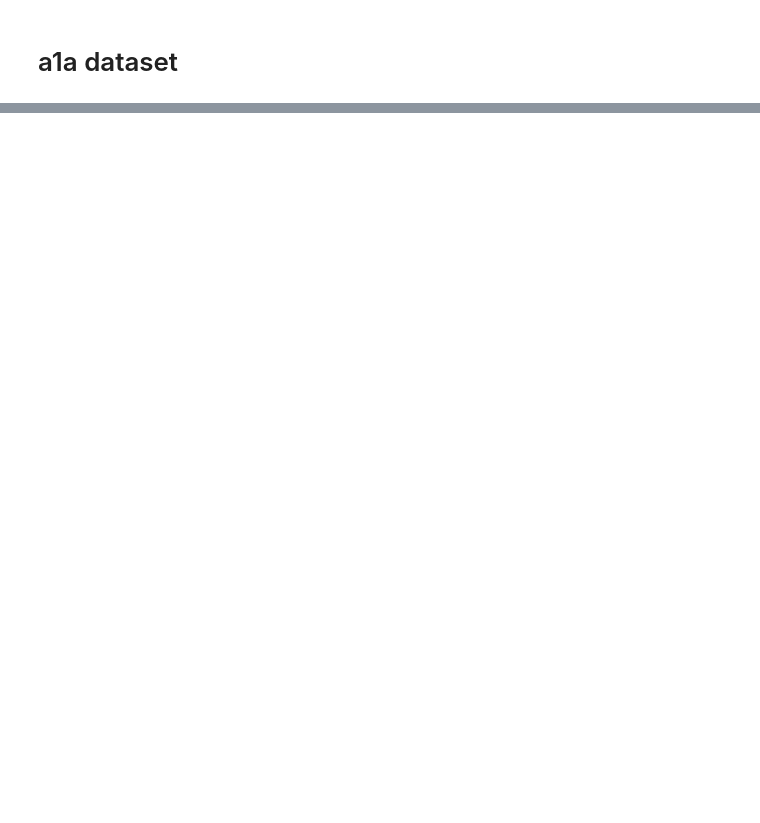
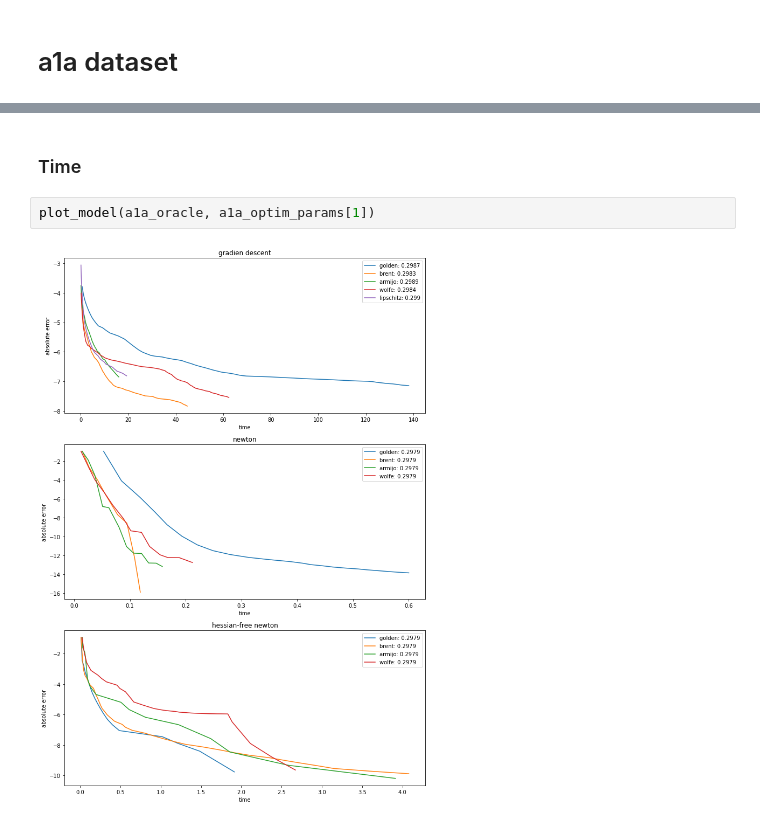
Before and after one commit to Howuhh/hse_optimization, a Jupyter notebook: hw2/analysis.ipynb, the cells around one changed output, grey strips where cells are left out. Saved outputs shown, nothing was run; the diff lists cells and outputs as text; blank space fills up the shorter version.

```diff
--- a/hw2/analysis.ipynb
+++ b/hw2/analysis.ipynb
@@ -67,0 +67,6 @@ n_iters
+# %% [markdown]
+### Time
+# %%
+plot_model(a1a_oracle, a1a_optim_params[1])
+# %% [output]
+[figure, added]
```
Also changed, not shown: parts of 9 cells of this notebook, 8 other files.
